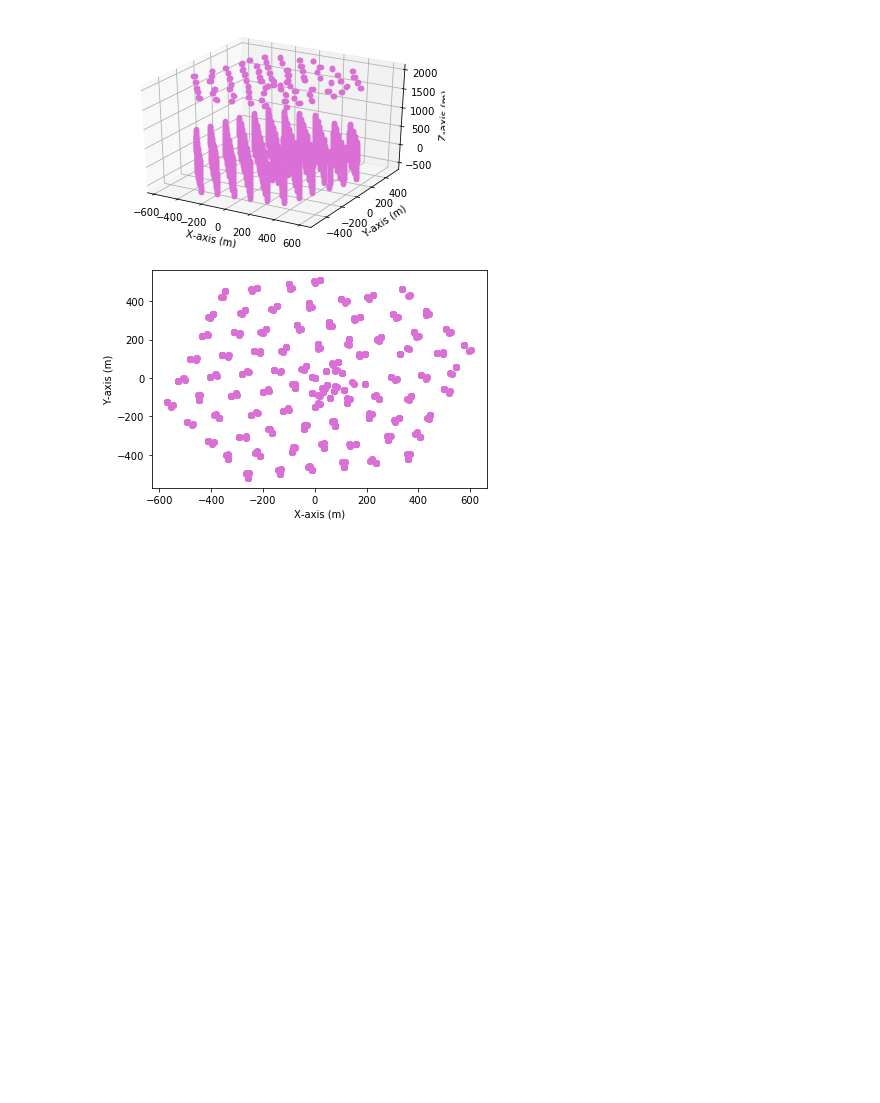
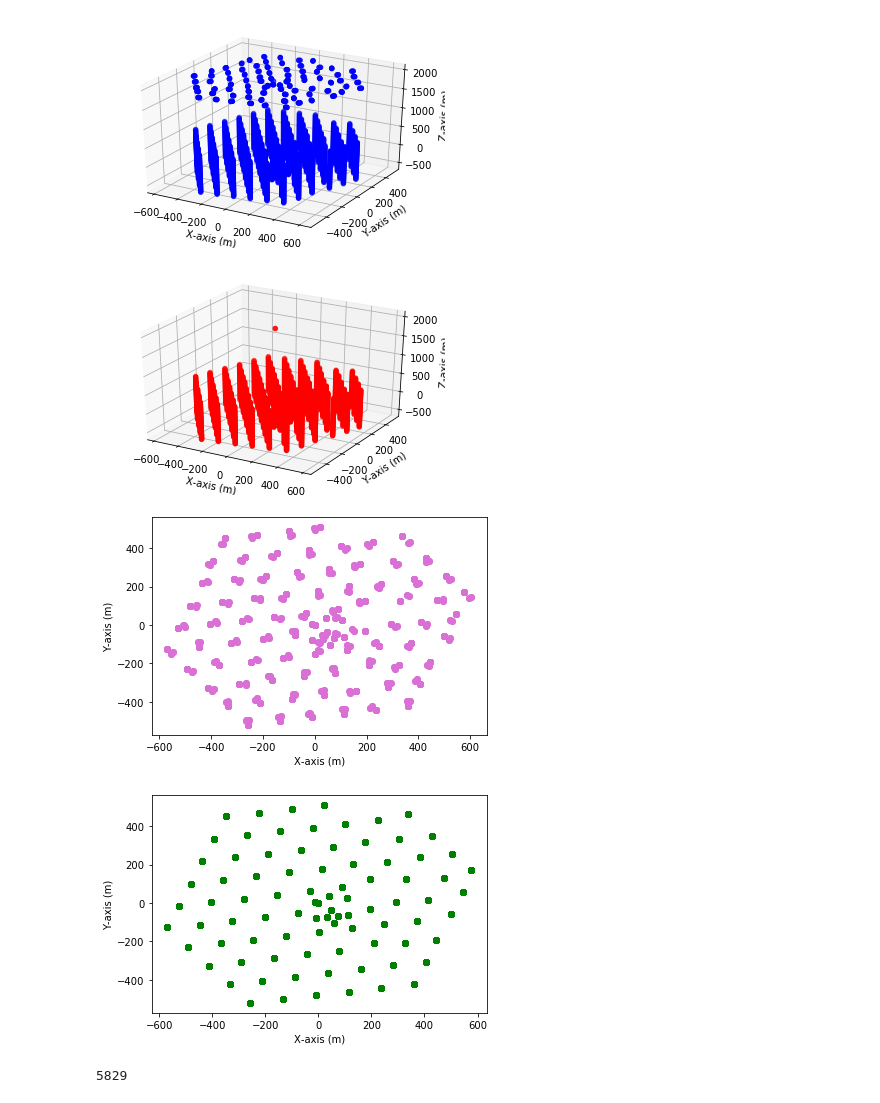
Before and after one commit to Patricia-Mcmillin/PMcmillin_REU, a Jupyter notebook: current_DOM_geometry.ipynb, the cells around one changed output. Cells and saved outputs as stored; diff of their text form; code cells hidden in the pictures; blank space fills up the shorter version.

Commit message:
added plots without icetop

```diff
--- a/current_DOM_geometry.ipynb
+++ b/current_DOM_geometry.ipynb
@@ -20,56 +20,85 @@ dom_y_positions=np.zeros((87,67))
 dom_z_positions=np.zeros((87,67))
 
 #for loop puts the x,y,z positions into an array, that can be accessed via [string number, DOM number on that string number]
 for om, geo_info in om_geometry:
     dom_x_positions[om[0],om[1]]=geo_info.position.x
     dom_y_positions[om[0],om[1]]=geo_info.position.y
     dom_z_positions[om[0],om[1]]=geo_info.position.z
 #print(dom_x_positions[3,4], dom_y_positions[3,4], dom_z_positions[3,4])
 
 #the following 3 for loops creates a list of (x,y,z) coordinates for each DOM
 #Can't find a way to plot my dom_coord_array as it is, i think i just need to use the separate x, y, z arrays
 
 #creates empty array to place dom_x_positions, dom_y_positions, dom_z_positions in
-dom_coord_array = []
+#dom_coord_array = []
 
-count = 0
-for string_num_x in range(len(dom_x_positions)):
-    for dom_num_x in range(len(dom_x_positions[string_num_x])):
-        dom_coord_array.insert(count,[dom_x_positions[string_num_x][dom_num_x]])
-        count = count + 1
+#count = 0
+#for string_num_x in range(len(dom_x_positions)):
+#    for dom_num_x in range(len(dom_x_positions[string_num_x])):
+#        dom_coord_array.insert(count,[dom_x_positions[string_num_x][dom_num_x]])
+#        count = count + 1
 
-count = 0
-for string_num_y in range(len(dom_y_positions)):
-    for dom_num_y in range(len(dom_y_positions[string_num_y])):
-        #goes into each nested list then appends the corresponding y value
-        dom_coord_array[count].append(dom_y_positions[string_num_y][dom_num_y])
-        count = count + 1
+#count = 0
+#for string_num_y in range(len(dom_y_positions)):
+#    for dom_num_y in range(len(dom_y_positions[string_num_y])):
+#        #goes into each nested list then appends the corresponding y value
+#        dom_coord_array[count].append(dom_y_positions[string_num_y][dom_num_y])
+#        count = count + 1
 
-count = 0
-for string_num_z in range(len(dom_z_positions)):
-    for dom_num_z in range(len(dom_z_positions[string_num_z])):
-        dom_coord_array[count].append(dom_z_positions[string_num_z][dom_num_z])
-        count = count + 1
+#count = 0
+#for string_num_z in range(len(dom_z_positions)):
+#    for dom_num_z in range(len(dom_z_positions[string_num_z])):
+#        dom_coord_array[count].append(dom_z_positions[string_num_z][dom_num_z])
+#        count = count + 1
 #print(dom_coord_array)
 
 ax = plt.axes(projection='3d')
 ax.set_xlabel('X-axis (m)')
 ax.set_ylabel('Y-axis (m)')
 ax.set_zlabel('Z-axis (m)')
-ax.scatter3D(dom_x_positions, dom_y_positions, dom_z_positions, c='orchid', depthshade=False)
+ax.scatter3D(dom_x_positions, dom_y_positions, dom_z_positions, c='blue', depthshade=True)
 plt.show()
+
+#IceCube positions without icetop
+ax = plt.axes(projection='3d')
+ax.set_xlabel('X-axis (m)')
+ax.set_ylabel('Y-axis (m)')
+ax.set_zlabel('Z-axis (m)')
+ax.scatter3D(dom_x_positions[:,0:61], dom_y_positions[:,0:61], dom_z_positions[:,0:61], c='red', depthshade=True)
+plt.show()
+
 
 ax = plt.axes()
 ax.set_xlabel('X-axis (m)')
 ax.set_ylabel('Y-axis (m)')
 ax.scatter(dom_x_positions, dom_y_positions, c='orchid')
 plt.show()
+
+#IceCube positions without icetop
+ax = plt.axes()
+ax.set_xlabel('X-axis (m)')
+ax.set_ylabel('Y-axis (m)')
+ax.scatter(dom_x_positions[:,0:61], dom_y_positions[:,0:61], c='green')
+plt.show()
 # %% [output]
-[figure, old version]
+[figure, new version]
-[figure, old version]
+[figure, new version]
+[figure, added]
+[figure, added]
 # %%
 # need to step through each x,y,z position string number, then run through each DOM number [0,0-66]
 #do a loop on first index in dom_x,y,z_positions running from 0-86
     #nested loop on second index running from 0-66
     #somehow put each resulting (x,y,z) coordinate for each of the DOMs into its own array
 #then use the array of (x,y,z) coords to plot all points
+# %%
+count = 0
+dom_coord_array = []
+for string_num_x in range(len(dom_x_positions)):
+    for dom_num_x in range(len(dom_x_positions[string_num_x])):
+        dom_coord_array.insert(count,[dom_x_positions[string_num_x][dom_num_x]])
+        count = count + 1
+#print(dom_coord_array)
+print(len(dom_coord_array))
+# %% [output]
+5829
```
